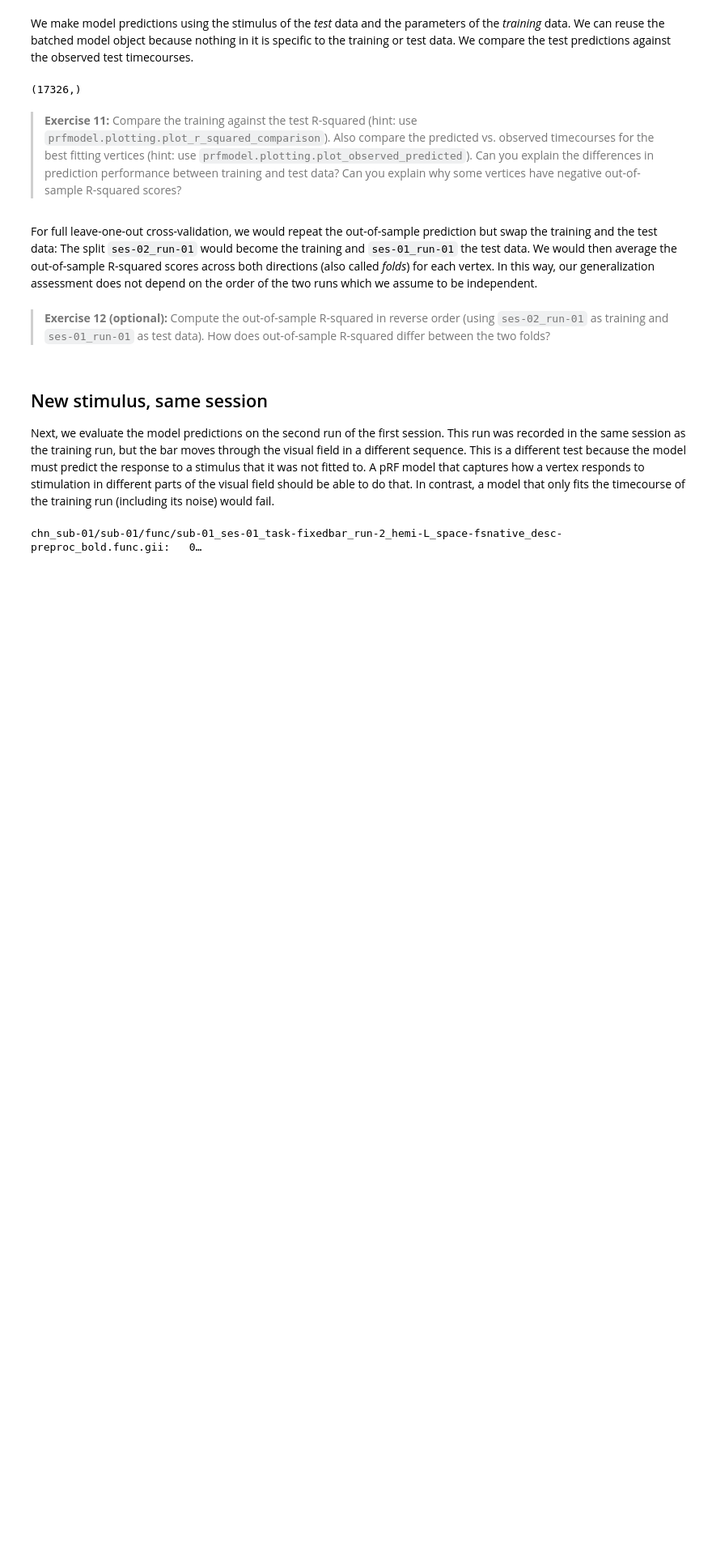
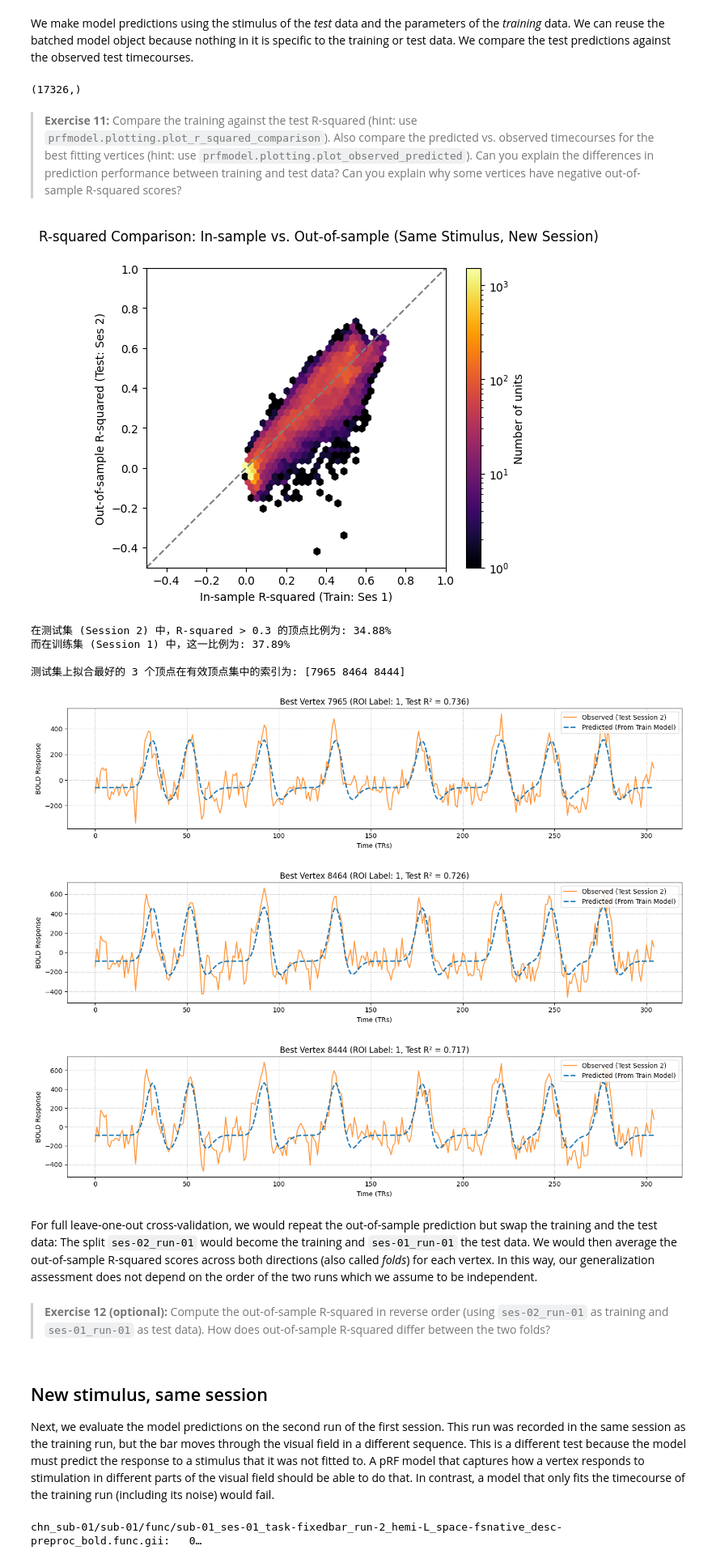
Before and after one commit to quailsir/Python, a Jupyter notebook: notebooks/workshop/02-prf-visual-fmri-cv.ipynb, the cells around one changed output. Shown at 81% size. Cells and saved outputs as stored; diff of their text form; code cells hidden in the pictures; blank space fills up the shorter version.

```diff
--- a/notebooks/workshop/02-prf-visual-fmri-cv.ipynb
+++ b/notebooks/workshop/02-prf-visual-fmri-cv.ipynb
@@ -509,7 +554,51 @@ r_squared_test_ses.shape
 # %% [markdown]
 > **Exercise 11:** Compare the training against the test R-squared (hint: use `prfmodel.plotting.plot_r_squared_comparison`). Also compare the predicted vs. observed timecourses for the best fitting vertices (hint: use `prfmodel.plotting.plot_observed_predicted`). Can you explain the differences in prediction performance between training and test data? Can you explain why some vertices have negative out-of-sample R-squared scores?
 # %%
-# Your code goes here
+# Exercise 11: 跨 Session 交叉验证 R-squared 对比与时间序列拟合可视化
+import matplotlib.pyplot as plt
+import numpy as np
+from prfmodel.plotting import plot_r_squared_comparison, plot_observed_predicted
+
+# 1. 比较 In-sample (训练集) 与 Out-of-sample (测试集 Session 2) 的 R-squared 分布
+# 移除不支持的 labels 参数，改为使用标准的 xlabel 和 ylabel
+fig_r2_comp = plot_r_squared_comparison(
+    r_squared_train,
+    r_squared_test_ses,
+    xlabel="In-sample R-squared (Train: Ses 1)",
+    ylabel="Out-of-sample R-squared (Test: Ses 2)"
+)
+plt.suptitle("R-squared Comparison: In-sample vs. Out-of-sample (Same Stimulus, New Session)", fontsize=12)
+plt.show()
+
+# 计算测试集上 R-squared > 0.3 的有效顶点比例
+fraction_test_above_03 = np.mean(r_squared_test_ses > 0.3)
+print(f"在测试集 (Session 2) 中，R-squared > 0.3 的顶点比例为: {fraction_test_above_03:.2%}")
+print(f"而在训练集 (Session 1) 中，这一比例为: {fraction_above_threshold:.2%}")
+
+# 2. 找到在测试集上表现最好的前几个顶点进行时间序列拟合的可视化
+best_vertices = np.argsort(r_squared_test_ses)[::-1][:3] # 获取测试集 R^2 最高的前 3 个顶点
+print(f"\n测试集上拟合最好的 3 个顶点在有效顶点集中的索引为: {best_vertices}")
+
+for i, idx in enumerate(best_vertices):
+    plt.figure(figsize=(14, 3.5))
+    plt.plot(response_test_ses_valid[idx], label="Observed (Test Session 2)", color="tab:orange", alpha=0.8)
+    plt.plot(pred_response_test_ses[idx], label="Predicted (From Train Model)", color="tab:blue", linestyle="--", linewidth=2)
+    plt.title(f"Best Vertex {idx} (ROI Label: {roi_index[response_is_valid][idx]}, Test R² = {r_squared_test_ses[idx]:.3f})")
+    plt.xlabel("Time (TRs)")
+    plt.ylabel("BOLD Response")
+    plt.legend(loc="upper right")
+    plt.grid(True, linestyle=":")
+    plt.tight_layout()
+    plt.show()
+# %% [output]
+[figure, added]
+在测试集 (Session 2) 中，R-squared > 0.3 的顶点比例为: 34.88%
+而在训练集 (Session 1) 中，这一比例为: 37.89%
+
+测试集上拟合最好的 3 个顶点在有效顶点集中的索引为: [7965 8464 8444]
+[figure, added]
+[figure, added]
+[figure, added]
 # %% [markdown]
 For full leave-one-out cross-validation, we would repeat the out-of-sample prediction but swap the training and the test data: The split `ses-02_run-01` would become the training and `ses-01_run-01` the test data. We would then average the out-of-sample R-squared scores across both directions (also called *folds*) for each vertex. In this way, our generalization assessment does not depend on the order of the two runs which we assume to be independent.
 # %% [markdown]
```
Also changed, not shown: parts of 1 cell of this notebook.
